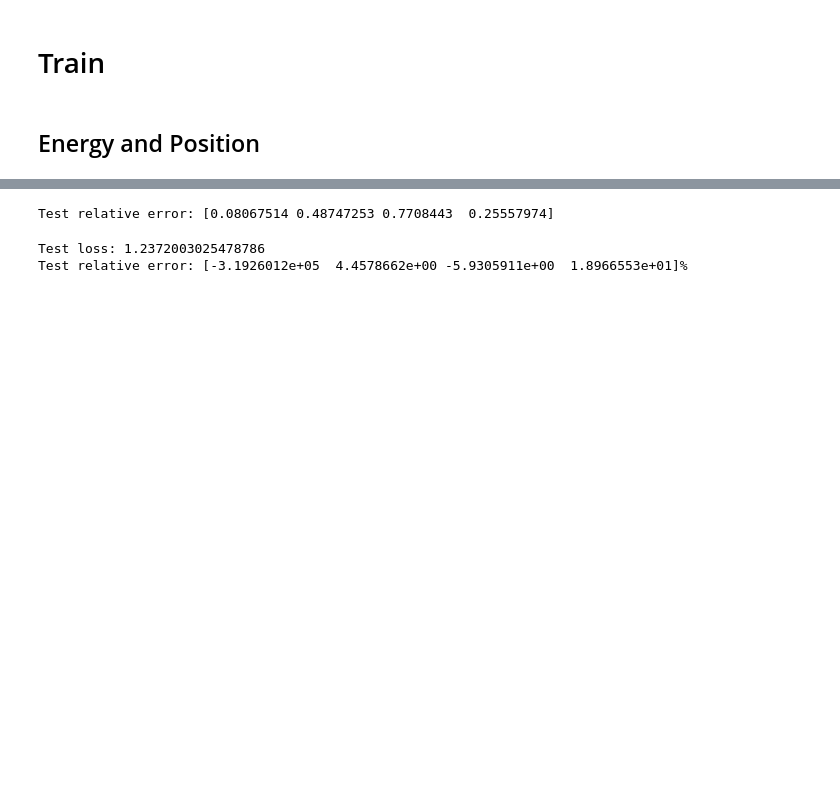
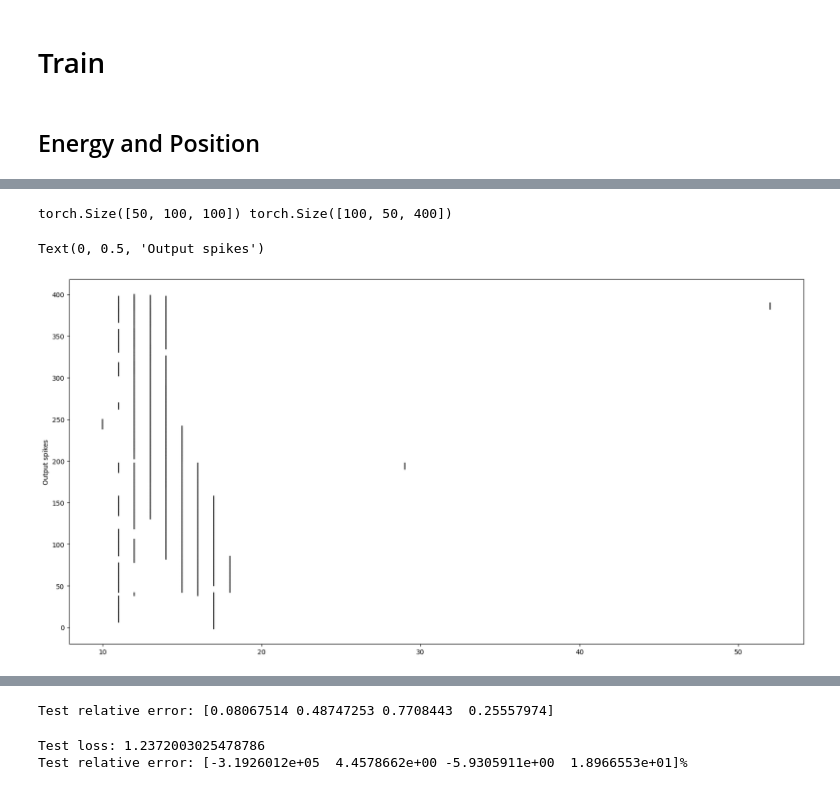
Before and after one commit to enlupi/SNN-Cal, a Jupyter notebook: SNN/SNN.ipynb, the cells around one changed output, grey strips where cells are left out. Drawn from its saved outputs; the diff is of its cells as text; code cells hidden in the pictures; blank space fills up the shorter version.

Commit message:
View spikest

```diff
--- a/SNN/SNN.ipynb
+++ b/SNN/SNN.ipynb
@@ -262,0 +266,15 @@ for key, item in history_of_parameters.items():
+# %%
+spiked_data = spikegen_multi(example_data,4)
+
+print(example_data.shape, spiked_data.shape)
+
+fig, ax = plt.subplots(figsize=(20,10))
+
+# Plot output spike using spikeplot
+splt.raster(spiked_data[:,8,:], ax, c="black", marker="|")
+#ax[2].axvline(x=False, ymin=0, ymax=6.75, alpha = 0.15, linestyle="dashed", c="black", linewidth=2, zorder=0, clip_on=False)
+plt.ylabel("Output spikes")
+# %% [output]
+torch.Size([50, 100, 100]) torch.Size([100, 50, 400])
+Text(0, 0.5, 'Output spikes')
+[figure, added]
```
Also changed, not shown: parts of 10 cells of this notebook.
